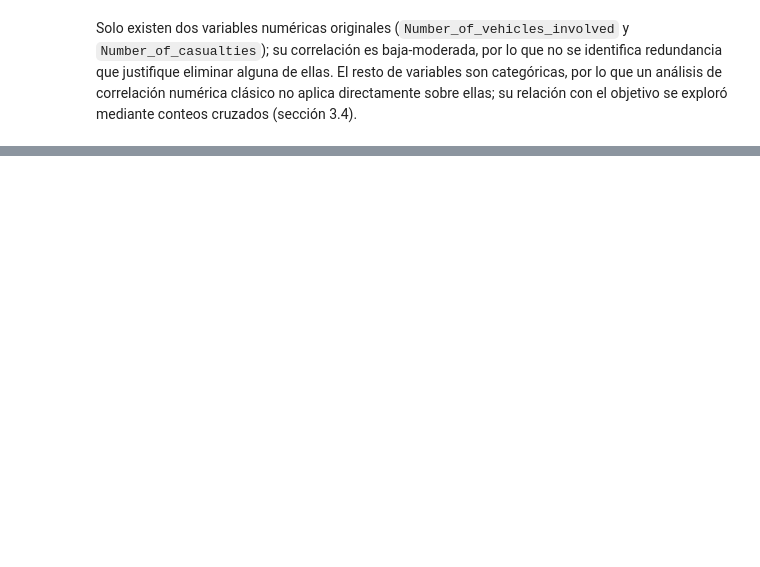
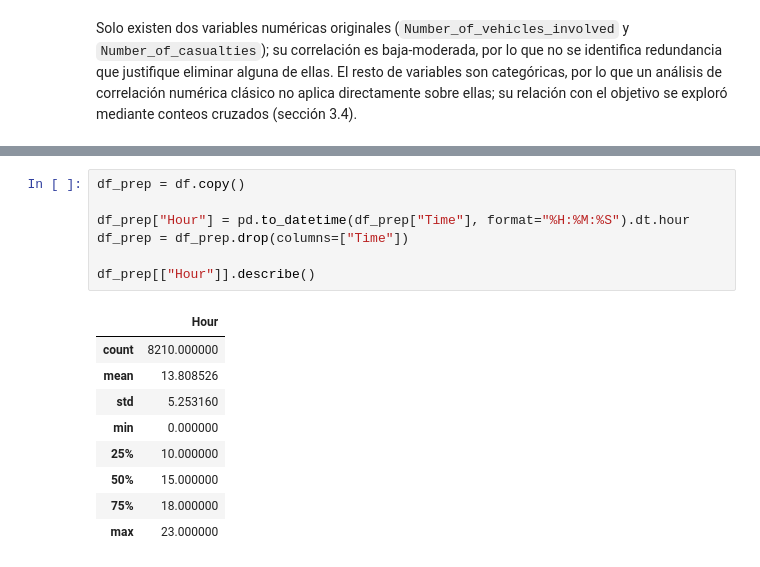
Before and after one commit to CarolinaArboleda/Proyecto_Modelos1, a Jupyter notebook: fase-1/ProyectoModelos.ipynb, the cells around one changed output, grey strips where cells are left out. Drawn from its saved outputs; the diff is of its cells as text; blank space fills up the shorter version.

```diff
--- a/fase-1/ProyectoModelos.ipynb
+++ b/fase-1/ProyectoModelos.ipynb
@@ -294,0 +303,17 @@ relación con el objetivo se exploró mediante conteos cruzados (sección 3.4).
+# %%
+df_prep = df.copy()
+
+df_prep["Hour"] = pd.to_datetime(df_prep["Time"], format="%H:%M:%S").dt.hour
+df_prep = df_prep.drop(columns=["Time"])
+
+df_prep[["Hour"]].describe()
+# %% [output]
+|  | Hour |
+| count | 8210.000000 |
+| mean | 13.808526 |
+| std | 5.253160 |
+| min | 0.000000 |
+| 25% | 10.000000 |
+| 50% | 15.000000 |
+| 75% | 18.000000 |
+| max | 23.000000 |
```
Also changed, not shown: parts of 9 cells of this notebook.
